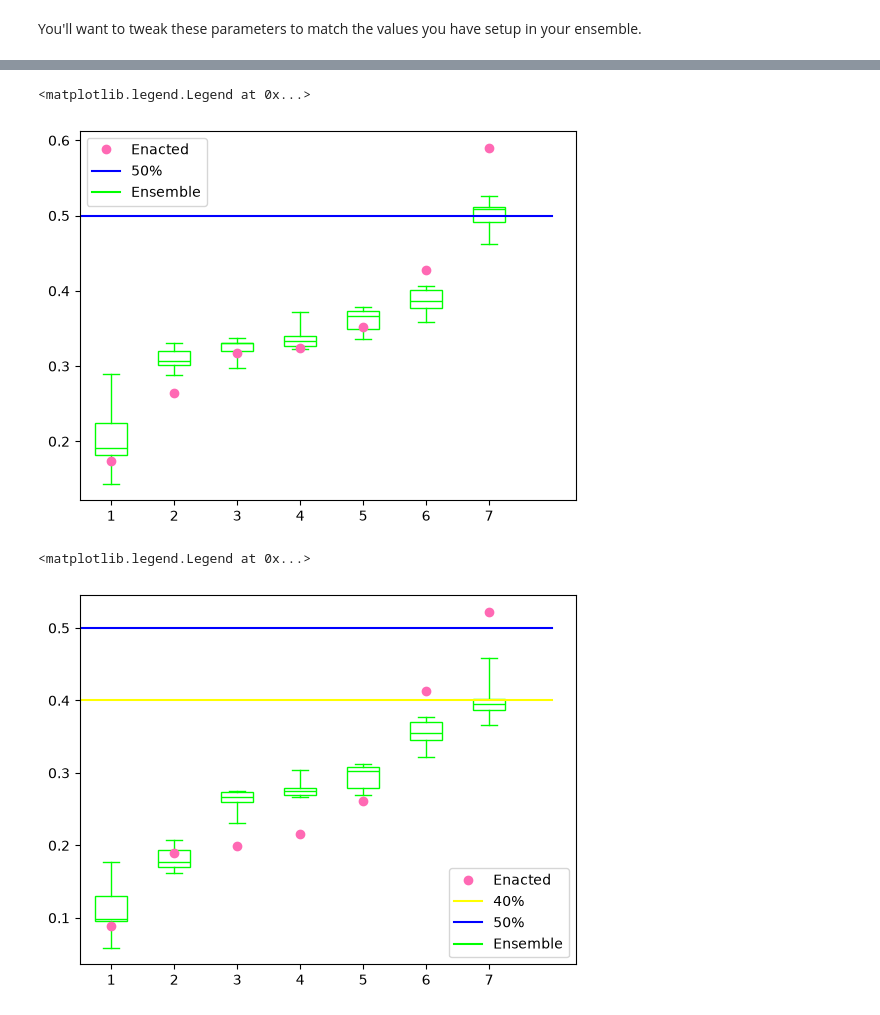
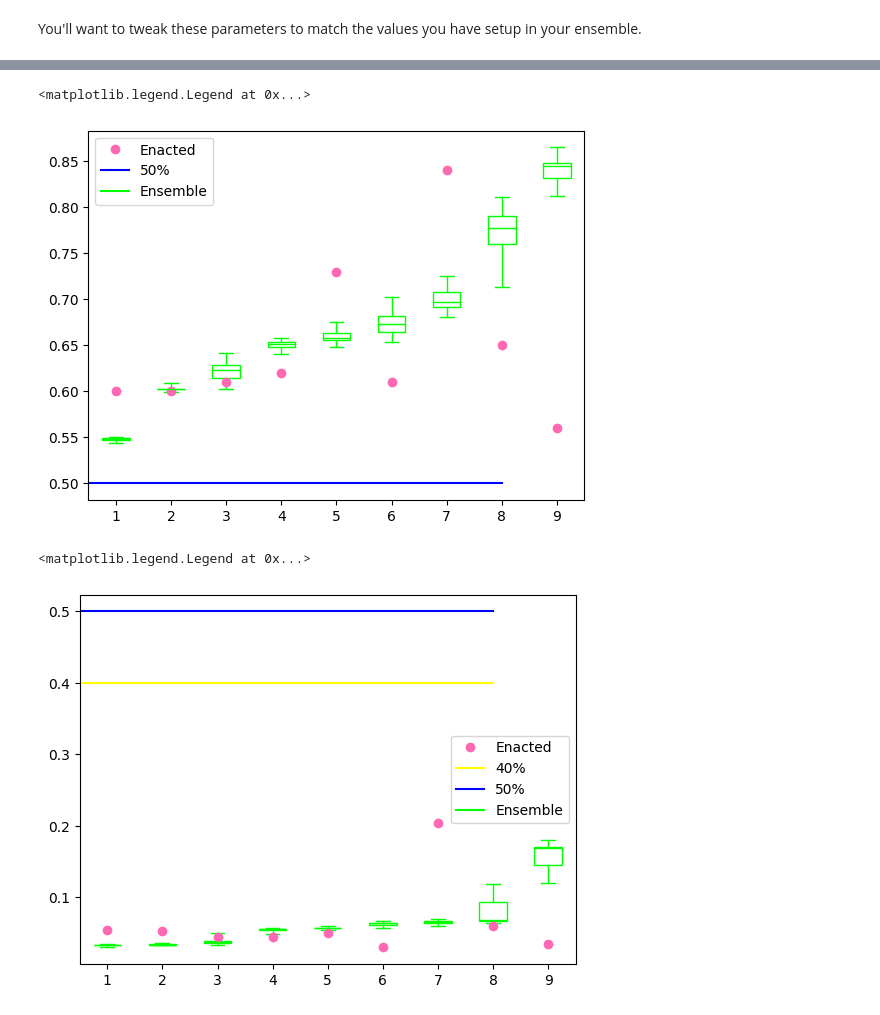
Before and after one commit to carolinaferrer338/STEMinists, a Jupyter notebook: Process_AL_Ensemble_Outputs.ipynb, the cells around one changed output, grey strips where cells are left out. Cells and saved outputs as stored; diff of their text form; code cells hidden in the pictures.

```diff
--- a/Process_AL_Ensemble_Outputs.ipynb
+++ b/Process_AL_Ensemble_Outputs.ipynb
@@ -6,14 +6,20 @@ import numpy as np
 # %% [markdown]
 You'll want to tweak these parameters to match the values you have setup in your ensemble.
 # %%
-max_steps =100
-step_size = 10
+max_steps = 80000
+step_size = 10000
 ts = [x * step_size for x in range(1, int(max_steps / step_size) + 1)]
 # %%
-df = pd.read_csv("./chain_outputs_10.csv")
+df_1st = pd.read_csv("Output/Testing_03/Testing_01chain_outputs_10000.csv")
+df_2nd = pd.read_csv("Output/Testing_04/Testing_01chain_outputs_10000.csv")
+for t in ts[1:]:
+
+    df2 = pd.read_csv(f"Output/Testing_03/Testing_01chain_outputs_{t}.csv")
+    df_1st = pd.concat([df_1st,df2],ignore_index=True)
 
 for t in ts[1:]:
+    df_2nd_2 = pd.read_csv(f"Output/Testing_04/Testing_01chain_outputs_{t}.csv")
+    df_2nd = pd.concat([df_2nd,df_2nd_2],ignore_index=True)
 
-    df2 = pd.read_csv(f"./chain_outputs_{t}.csv")
-    df = pd.concat([df,df2],ignore_index=True)
+dfs = [df_1st, df_2nd]
 # %%
@@ -99,7 +128,7 @@ plt.show()
 # %%
 a = []
 for t in ts:
-    tempvotes = np.loadtxt(f"./DemPercs_{t}.csv", delimiter=",")
+    tempvotes = np.loadtxt(f"Output/Testing_03/Testing_01_DemPercs_{t}.csv", delimiter=",")
     for s in range(step_size-1):
         a.append(tempvotes[s, :])
 
@@ -126,8 +155,8 @@ plt.boxplot(
     medianprops=dict(color=c),
 )
 
-plt.plot(range(1, 8), [0.17411410179063067, 0.2647423365405502, 0.31798924681486956, 0.32347804683654097,
-                       0.35225624913685954, 0.4280245049427976, 0.5903890707544268], "o", color="hotpink", label="Enacted")
+plt.plot(range(1, 10), [0.60, 0.60, 0.61, 0.62,
+                       0.73, 0.61, 0.84, 0.65, 0.56], "o", color="hotpink", label="Enacted")
 
 #plt.plot([0.5, 8], [0.4, 0.4], color="yellow", label="40%")
 plt.plot([0.5, 8], [0.5, 0.5], color="blue", label="50%")
@@ -136,11 +165,11 @@ plt.legend()
 #plt.ylim([0, 0.7])
 # %% [output]
 <matplotlib.legend.Legend at 0x...>
-[figure, old version]
+[figure, new version]
 # %%
 a = []
 for t in ts:
-    tempvotes = np.loadtxt(f"./BlackPercs_{t}.csv", delimiter=",")
+    tempvotes = np.loadtxt(f"Output/Testing_03/Testing_01_BlackPercs_{t}.csv", delimiter=",")
     for s in range(step_size-1):
         a.append(tempvotes[s, :])
 
@@ -148,38 +177,38 @@ a = np.array(a)
 
 c='lime'
 
 medianprops = dict(color="black")
 
 fig1 = plt.figure()
 ax1 = fig1.add_subplot(111)
 # ax1.add_patch(patches.Rectangle((0, .37), 35, .18,color='honeydew'))
 # plt.plot([0,34], [.55, .55], 'lightgreen')
 # plt.plot([0,34], [.37, .37], 'lightgreen')
 plt.boxplot(
     a,
     whis=[1, 99],
     showfliers=False,
     patch_artist=True,
     boxprops=dict(facecolor="None", color=c),
     capprops=dict(color=c),
     whiskerprops=dict(color=c),
     flierprops=dict(color=c, markeredgecolor=c),
     medianprops=dict(color=c),
 )
 
-plt.plot(range(1, 8), [0.08832616771772982,
- 0.1888657336835848,
- 0.19869374110072432,
- 0.21514372022222006,
- 0.2614083997858687,
- 0.4124959005240351,
- 0.5226218113810038], "o", color="hotpink", label="Enacted")
+plt.plot(range(1, 10), [0.055,
+ 0.053,
+ 0.045,
+ 0.045,
+ 0.05,
+ 0.03,
+ 0.204, 0.06, 0.035], "o", color="hotpink", label="Enacted")
 
 plt.plot([0.5, 8], [0.4, 0.4], color="yellow", label="40%")
 plt.plot([0.5, 8], [0.5, 0.5], color="blue", label="50%")
 plt.plot([],[],color='lime',label='Ensemble')
 plt.legend()
 #plt.ylim([0, 0.7])
 # %% [output]
 <matplotlib.legend.Legend at 0x...>
-[figure, old version]
+[figure, new version]
```
Also changed, not shown: parts of 3 cells of this notebook.
